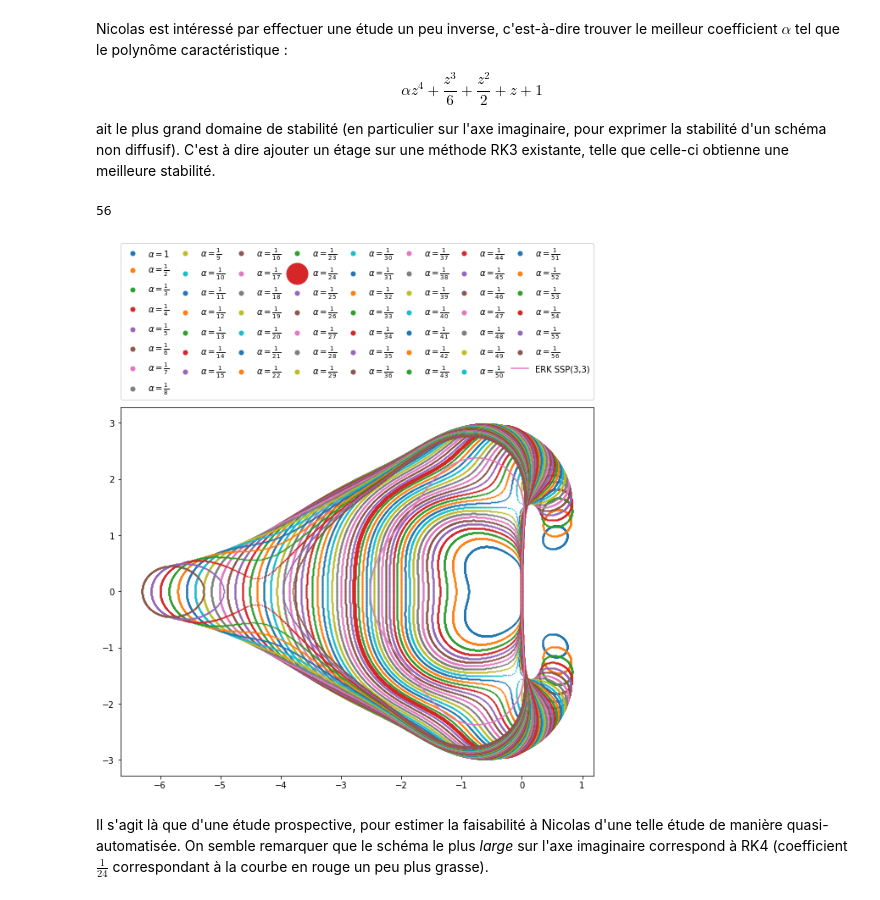
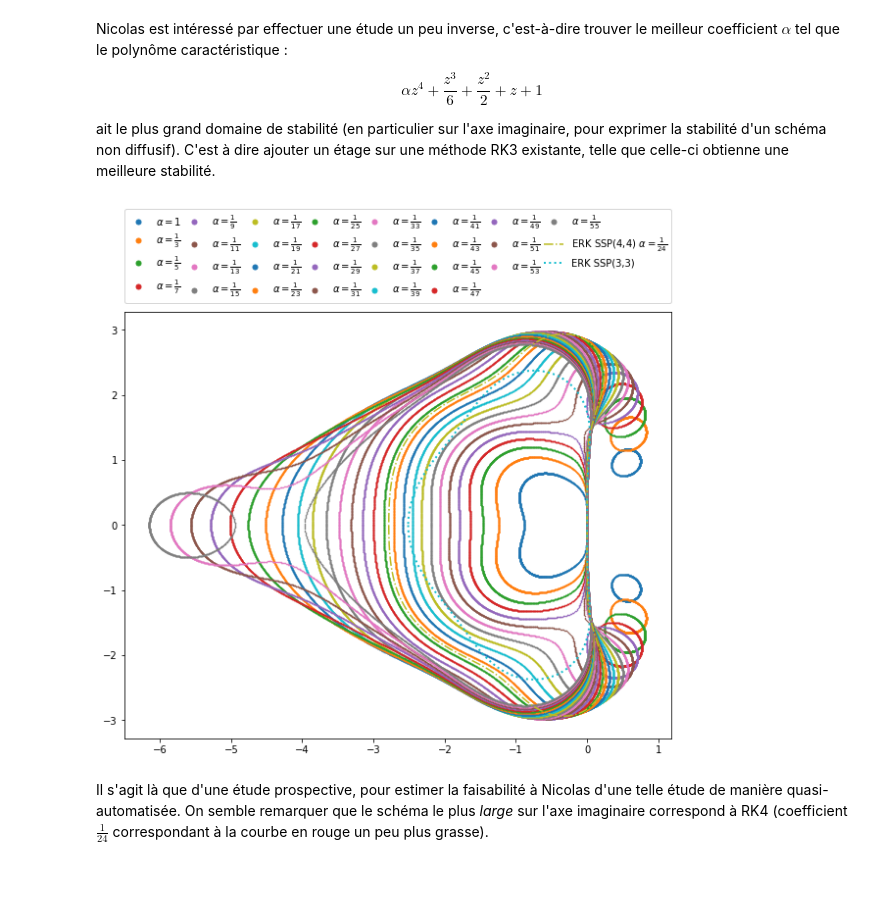
Before and after one commit to kivvix/miMaS, a Jupyter notebook: notebook/cfl.ipynb, the cells around one changed output. Drawn from its saved outputs; the diff is of its cells as text; code cells hidden in the pictures.

```diff
--- a/notebook/cfl.ipynb
+++ b/notebook/cfl.ipynb
@@ -253,8 +256,8 @@ for arg in M_vN.args:
 fig, (ax1, ax2) = plt.subplots(2,1)
 
 for fun in wenol.func_M:
-  ax1.plot(data.phi,fun(data.phi).real)
-  ax2.plot(data.phi,fun(data.phi).imag)
+  ax1.plot(data.phi,fun(data.phi).real); ax1.set_xlabel("$\\varphi$"); ax1.set_ylabel("$\\Re(M_{\\epsilon_i})$")
+  ax2.plot(data.phi,fun(data.phi).imag); ax2.set_xlabel("$\\varphi$"); ax2.set_ylabel("$\\Im(M_{\\epsilon_i})$")
 
 plt.show()
 # %% [output]
@@ -597,7 +600,17 @@ def contour ( expr , z , Ir , Ii , **kwargs):
   a = np.linspace(*Ir)
   b = np.linspace(*Ii)
   X, Y = np.meshgrid(a, b)
-  return plt.contour(X,Y, f(X,Y),**kwargs)
+  try:
+    lab = kwargs.pop("label")
+  except:
+    lab = ""
+  try:
+    c = kwargs["colors"]
+  except:
+    c = palette[0]
+  if len(lab) > 0 :
+    plt.plot([0],[0],label=lab,color=c)
+  return plt.contour(X,Y, f(X,Y).real,**kwargs)
 # %% [markdown]
 Ce qui fut découvert relativement tard est la possibilité à partir de cette fonction de récupérer les points tracés à l'aide de l'attribut `allsegs` de la classe `matplotlib.contour.QuadContourSet`
 # %%
@@ -630,9 +643,9 @@ save_figsize = plt.rcParams['figure.figsize']
 plt.rcParams['figure.figsize'] = [10, 10]
 
 for n in range(1,12):
+  print(n,end="\r")
   R = sp.Abs(poly_carac(n))
-  contour(R,z,(-8.,4.,500),(-6.,6.,500), levels=[1.],colors=palette[n%len(palette)])
-  plt.plot([0],[0],label="RK{}".format(n),color=palette[n%len(palette)]) # astuce pour avoir une légende
+  contour(R,z,(-7,6,1000),(-6.5,6.5,1000), levels=[1.],colors=palette[n%len(palette)],label="RK{}".format(n))
 plt.legend(bbox_to_anchor=(0., 1.02, 1.,.102),loc=3,ncol=6,mode="expand",borderaxespad=0.)
 plt.show()
 
@@ -919,24 +936,19 @@ a = sp.symbols("\\alpha")
 p = a*z**4 + poly_carac(3)
 # %%
 save_figsize = plt.rcParams['figure.figsize']
-msize = 1
 plt.rcParams['figure.figsize'] = [10, 8]
-for n in range(1,57,1):
+for n in range(1,57,2):
   print(n,end="\r")
-  if n == 24 :
-    msize = 5
-  else:
-    msize = 1
   bn = b_poly(p.subs(a,sp.Rational(1,n)))
-  plt.plot(*reim(bn),'.',markersize=msize,label="$\\alpha = {}$".format(sp.latex(sp.Rational(1,n))))
-print()
-plt.plot(*reim(b3),label="ERK SSP(3,3)")
+  plt.plot(*reim(bn),'.',markersize=1,label="$\\alpha = {}$".format(sp.latex(sp.Rational(1,n))))
+print(" "*len(str(n)))
+plt.plot(*reim(b_poly(poly_carac(4))),linestyle='-.',label="ERK SSP(4,4) $\\alpha = {}$".format(sp.latex(sp.Rational(1,24))))
+plt.plot(*reim(b3),linestyle=':',linewidth=2,label="ERK SSP(3,3)")
 plt.legend(bbox_to_anchor=(0., 1.02, 1.,.102),loc=3,ncol=8,mode="expand",borderaxespad=0.,markerscale=10)
 plt.show()
 plt.rcParams['figure.figsize'] = save_figsize
 # %% [output]
-56
-[figure, old version]
+[figure, new version]
 # %% [markdown]
 Il s'agit là que d'une étude prospective, pour estimer la faisabilité à Nicolas d'une telle étude de manière quasi-automatisée. On semble remarquer que le schéma le plus *large* sur l'axe imaginaire correspond à RK4 (coefficient $\frac{1}{24}$ correspondant à la courbe en rouge un peu plus grasse).
 # %%
```
Also changed, not shown: parts of 37 cells of this notebook.
